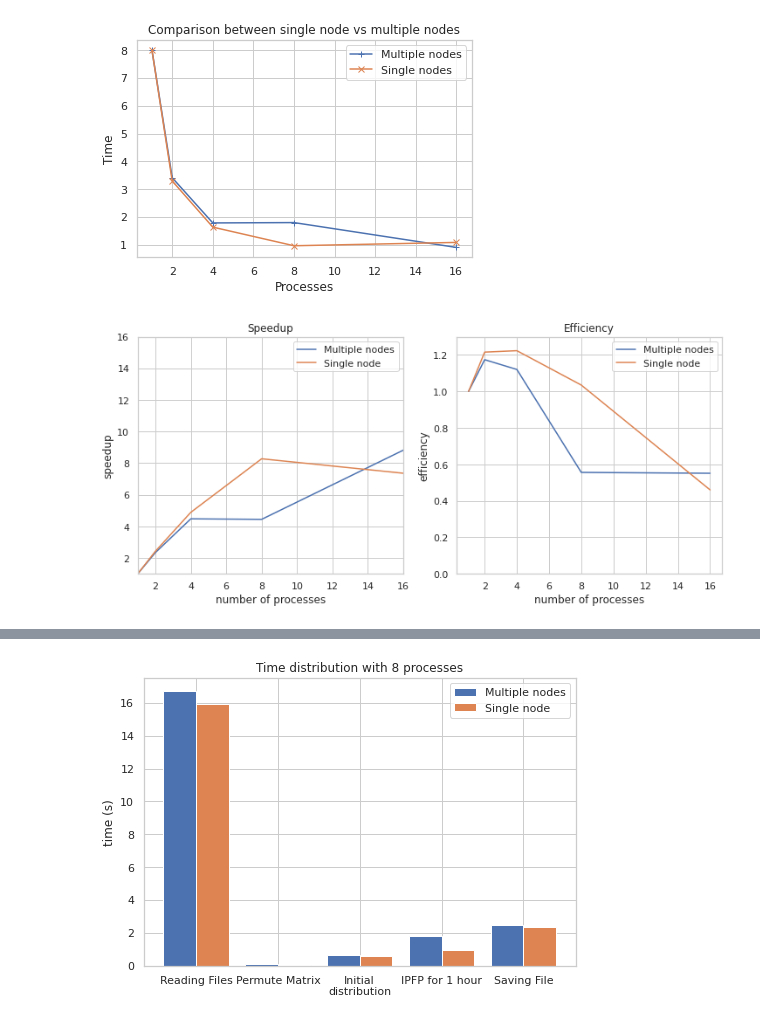
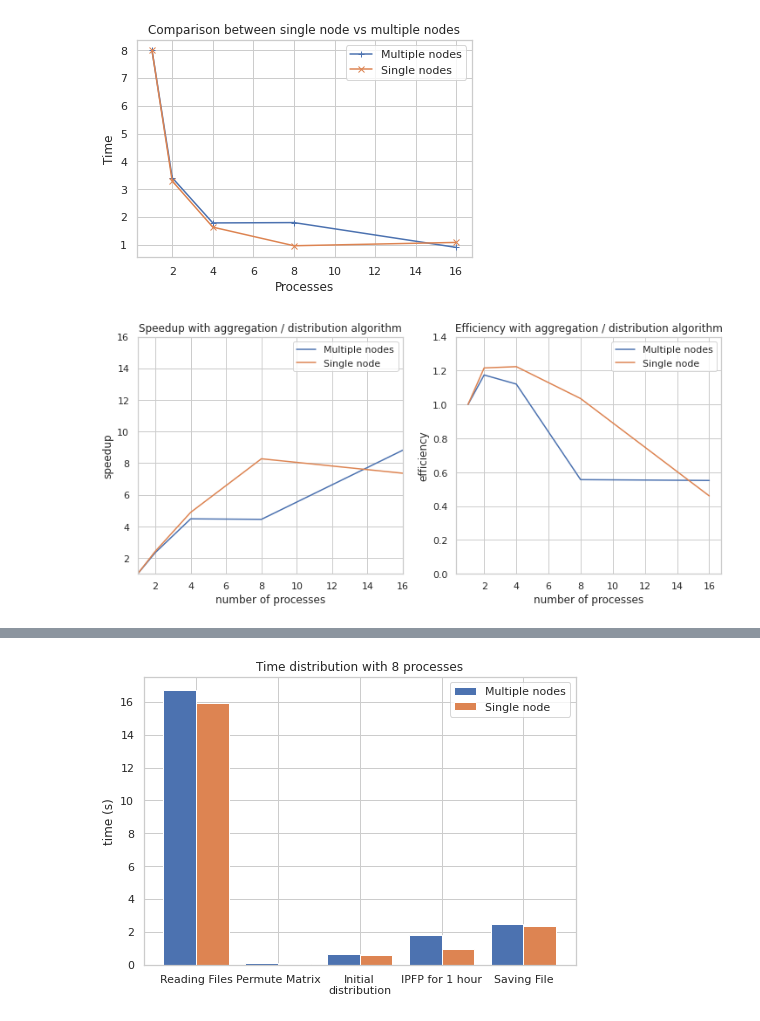
Before and after one commit to mbortolon97/ipfp-hpc-cluster, a Jupyter notebook: src/data_visualization/performance_graph.ipynb, the cells around one changed output, grey strips where cells are left out. Saved outputs shown, nothing was run; the diff lists cells and outputs as text; code cells hidden in the pictures.

Commit message:
Updated graphs

```diff
--- a/src/data_visualization/performance_graph.ipynb
+++ b/src/data_visualization/performance_graph.ipynb
@@ -105,34 +105,34 @@ x_multiple = multiple_nodes_df["number_of_processes"]
 y_multiple = single_process_processing_time / (multiple_nodes_df['combine_processing_dist_agg_time'])
 ax1.plot(x_multiple, y_multiple, label="Multiple nodes")
 
 x_single = single_node_df["number_of_processes"]
 y_single = single_process_processing_time / (single_node_df['combine_processing_dist_agg_time'])
 ax1.plot(x_single, y_single, label="Single node")
 
-ax1.set_title('Speedup')
+ax1.set_title('Speedup with aggregation / distribution algorithm')
 
 ax1.set_xlabel('number of processes')
 ax1.set_ylabel('speedup')
 ax1.xaxis.set_major_locator(MaxNLocator(integer=True))
 ax1.set_xlim([1,16])
 ax1.set_ylim([1,16])
 ax1.legend()
 
 # plot efficiency
 y_multiple = y_multiple/x_multiple
 ax2.plot(x_multiple, y_multiple, label="Multiple nodes")
 
 y_single = y_single/x_single
 ax2.plot(x_single, y_single, label="Single node")
 
-ax2.set_title('Efficiency')
+ax2.set_title('Efficiency with aggregation / distribution algorithm')
 
-ax2.set_ylim(0, 1.3)
+ax2.set_ylim(0, 1.4)
 ax2.set_xlabel('number of processes')
 ax2.set_ylabel('efficiency')
 ax2.xaxis.set_major_locator(MaxNLocator(integer=True))
 ax2.legend()
 
 plt.show()
 # %% [output]
-[figure, old version]
+[figure, new version]
```
Also changed, not shown: parts of 3 cells of this notebook, 1 other file.
